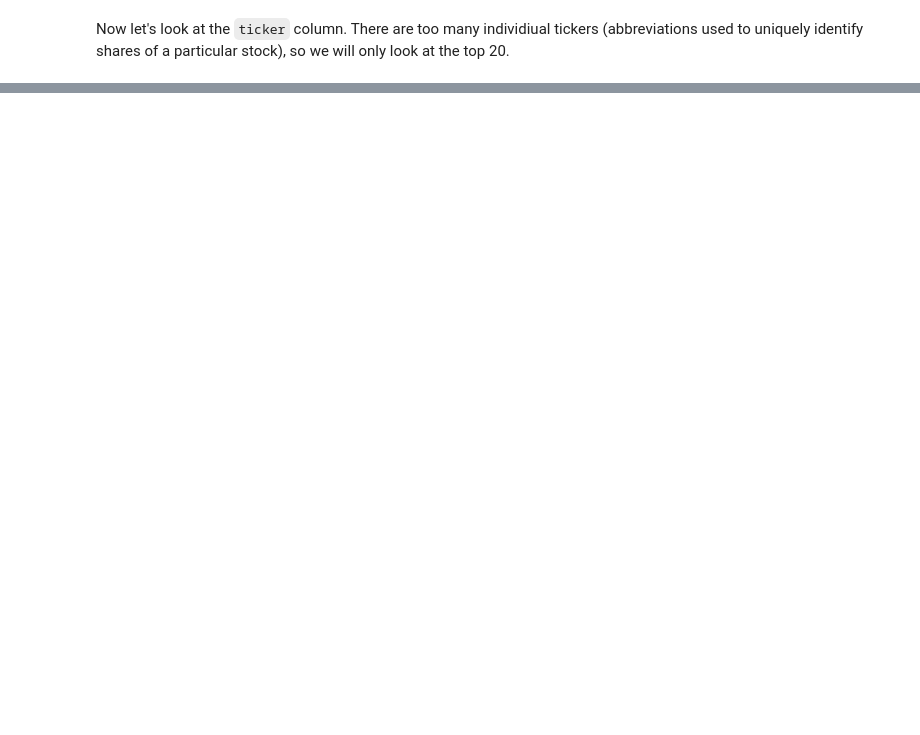
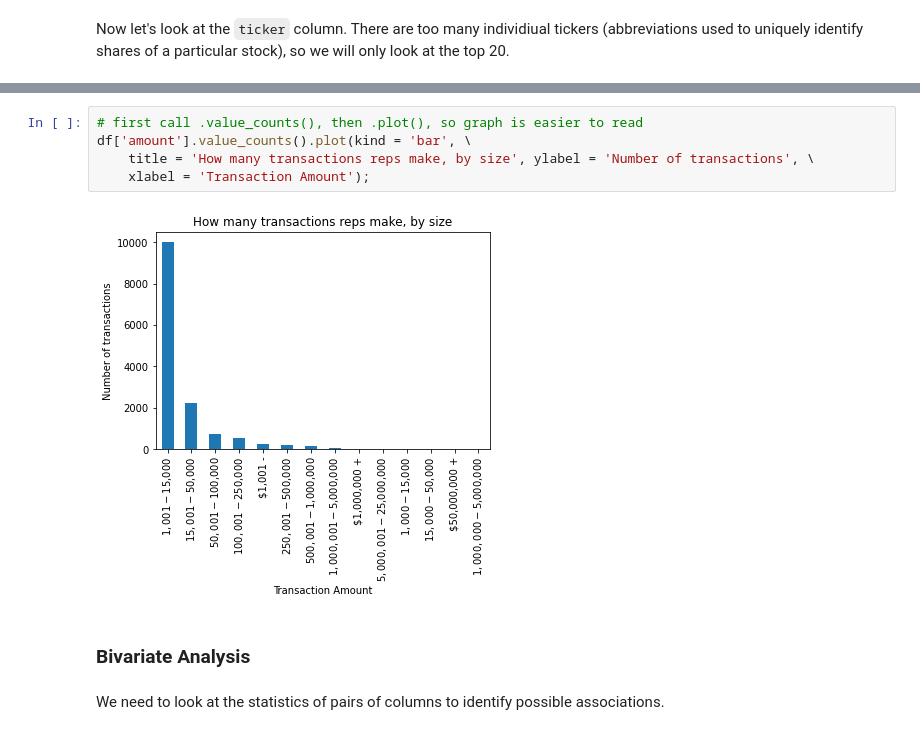
Before and after one commit to tharvipop/sussy-stock-trades, a Jupyter notebook: cleaning_and_eda.ipynb, the cells around one changed output, grey strips where cells are left out. Drawn from its saved outputs; the diff is of its cells as text; blank space fills up the shorter version.

```diff
--- a/cleaning_and_eda.ipynb
+++ b/cleaning_and_eda.ipynb
@@ -125,0 +150,11 @@ The biggest surprise, however, is the most popular ticker, '--', which isn't eve
+# %%
+# first call .value_counts(), then .plot(), so graph is easier to read
+df['amount'].value_counts().plot(kind = 'bar', \
+    title = 'How many transactions reps make, by size', ylabel = 'Number of transactions', \
+    xlabel = 'Transaction Amount');
+# %% [output]
+[figure, added]
+# %% [markdown]
+### Bivariate Analysis
+# %% [markdown]
+We need to look at the statistics of pairs of columns to identify possible associations.
```
Also changed, not shown: parts of 9 cells of this notebook.
